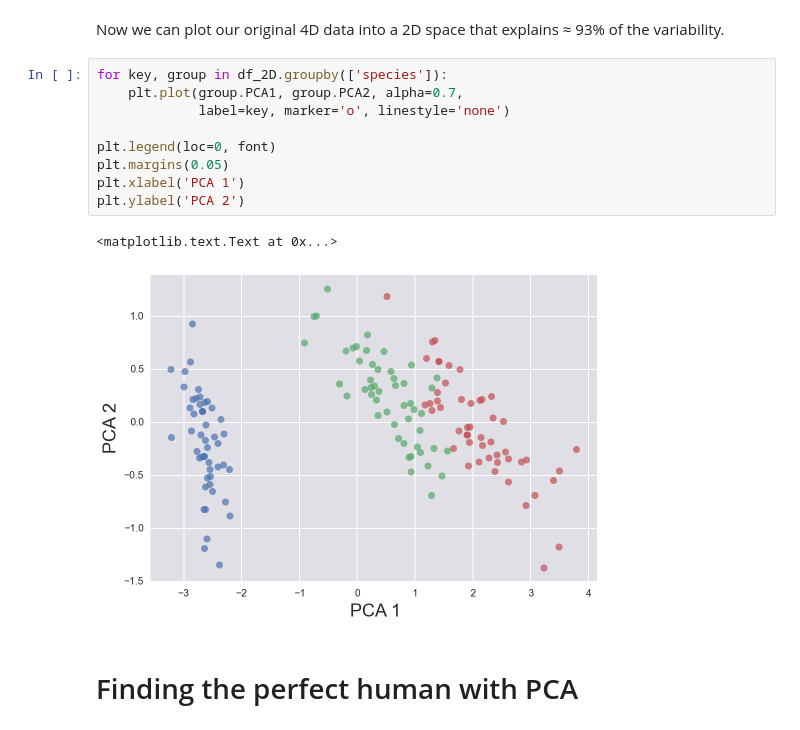
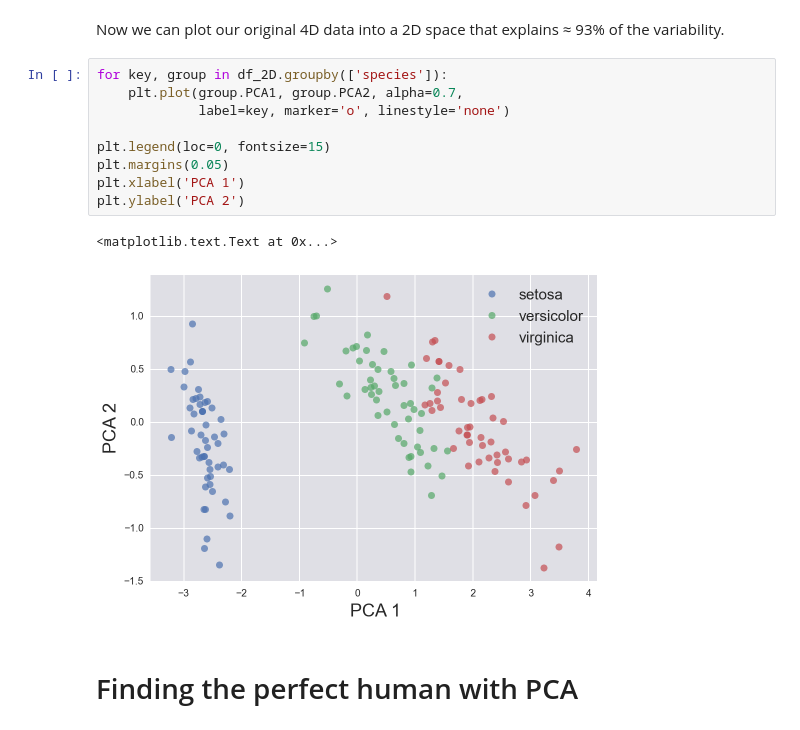
Before and after one commit to justinbois/bebi103, a Jupyter notebook: tutorials/r5_pca.ipynb, the cells around one changed output. Drawn from its saved outputs; the diff is of its cells as text.

```diff
--- a/tutorials/r5_pca.ipynb
+++ b/tutorials/r5_pca.ipynb
@@ -292,15 +292,15 @@ Now we can plot our original 4D data into a 2D space that explains ≈ 93% of th
 # %%
 for key, group in df_2D.groupby(['species']):
     plt.plot(group.PCA1, group.PCA2, alpha=0.7,
              label=key, marker='o', linestyle='none')
 
-plt.legend(loc=0, font)
+plt.legend(loc=0, fontsize=15)
 plt.margins(0.05)
 plt.xlabel('PCA 1')
 plt.ylabel('PCA 2')
 # %% [output]
 <matplotlib.text.Text at 0x...>
-[figure, old version]
+[figure, new version]
 # %% [markdown]
 # Finding the perfect human with PCA
 # %% [markdown]
```
Also changed, not shown: parts of 18 cells of this notebook.
